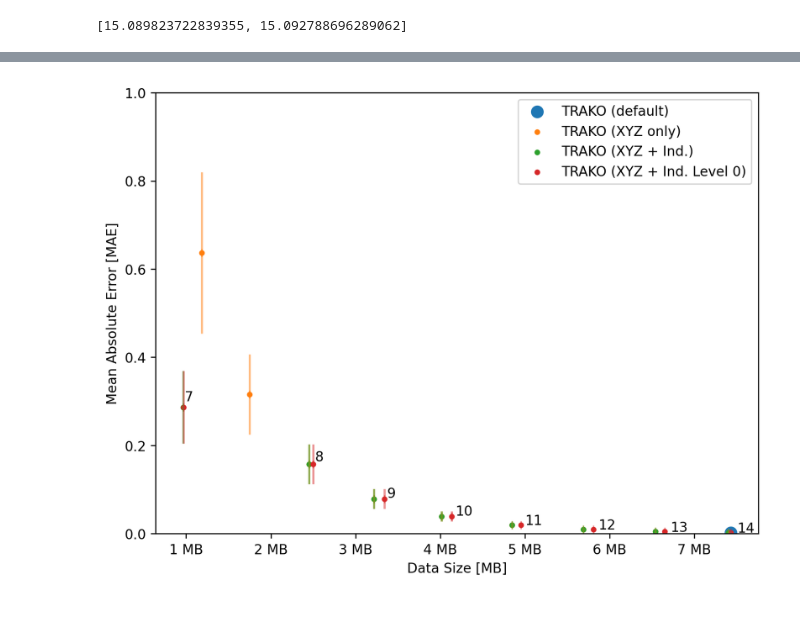
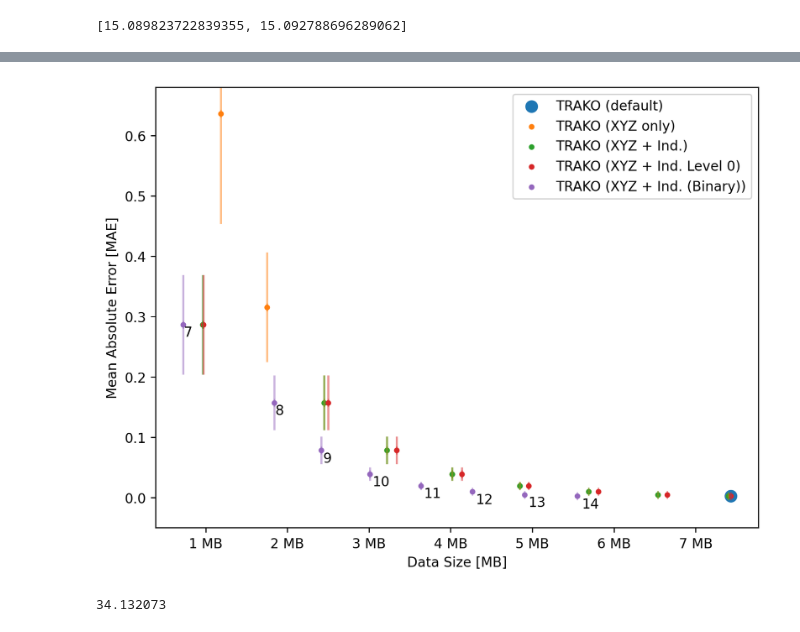
Before and after one commit to bostongfx/TRAKO, a Jupyter notebook: IPY/MICCAI/SimpleStats_ISMRM2015_TKO_Compare.ipynb, the cells around one changed output, grey strips where cells are left out. Drawn from its saved outputs; the diff is of its cells as text; code cells hidden in the pictures.

Commit message:
Binary encoding ready to go.

```diff
--- a/IPY/MICCAI/SimpleStats_ISMRM2015_TKO_Compare.ipynb
+++ b/IPY/MICCAI/SimpleStats_ISMRM2015_TKO_Compare.ipynb
@@ -77,5 +77,5 @@ config = {
     },
     'name': 'qbponly{bits}'
 }
-tko_sizes, tko_errors, tko_stds = sprinter.Sprinter.run_trako(config, tko_files, tko_bits)
+tko_sizes, tko_errors, tko_stds = sprinter.Sprinter.run_trako(config, tko_files, tko_bits, binary=False)
 runs[config['name']] = [tko_sizes, tko_errors, tko_stds]
@@ -99,5 +102,27 @@ config = {
     },
     'name': 'qbi{bits}'
 }
-tko_sizes, tko_errors, tko_stds = sprinter.Sprinter.run_trako(config, tko_files, tko_bits)
+tko_sizes, tko_errors, tko_stds = sprinter.Sprinter.run_trako(config, tko_files, tko_bits, binary=False)
 runs[config['name']] = [tko_sizes, tko_errors, tko_stds]
+# %%
+config = {
+    'POSITION': {
+        'position':True,
+        'sequential':True,
+        'quantization_bits':None,
+        'compression_level':10,
+        'quantization_range':-1,
+        'quantization_origin':None
+    },
+    'INDICES': {
+        'position':False,
+        'sequential':True,
+        'quantization_bits':None,
+        'compression_level':10,
+        'quantization_range':-1,
+        'quantization_origin':None
+    },
+    'name': 'qbi{bits}_binary'
+}
+tko_sizes, tko_errors, tko_stds = sprinter.Sprinter.run_trako(config, tko_files, tko_bits, binary=True)
+runs[config['name']] = [tko_sizes, tko_errors, tko_stds]
@@ -121,5 +164,5 @@ config = {
     },
     'name': 'qbi_CL0_{bits}'
 }
-tko_sizes, tko_errors, tko_stds = sprinter.Sprinter.run_trako(config, tko_files, tko_bits)
+tko_sizes, tko_errors, tko_stds = sprinter.Sprinter.run_trako(config, tko_files, tko_bits, binary=False)
 runs[config['name']] = [tko_sizes, tko_errors, tko_stds]
@@ -138,5 +189,5 @@ dpy_sizes
 # %%
 # sprinter.Sprinter.bitsplot(plt, tkoruns=runs, qfibruns=[qfib_sizes, qfib_errors, qfib_stds], ylim=(0,1), filename='/tmp/out.pdf')
-sprinter.Sprinter.bitsplot(plt, tkoruns=runs, ylim=(0,1), filename='/tmp/out.pdf')
+sprinter.Sprinter.bitsplot(plt, tkoruns=runs, ylim=(-.05,.68), filename='/tmp/ISMRMbits.pdf')
 # %% [output]
-[figure, old version]
+[figure, new version]
@@ -145,0 +194,4 @@ sprinter.Sprinter.bitsplot(plt, tkoruns=runs, ylim=(0,1), filename='/tmp/out.pdf
+# %%
+print(input_size/1000000)
+# %% [output]
+34.132073
```
Also changed, not shown: parts of 7 cells of this notebook, 3 other files.
